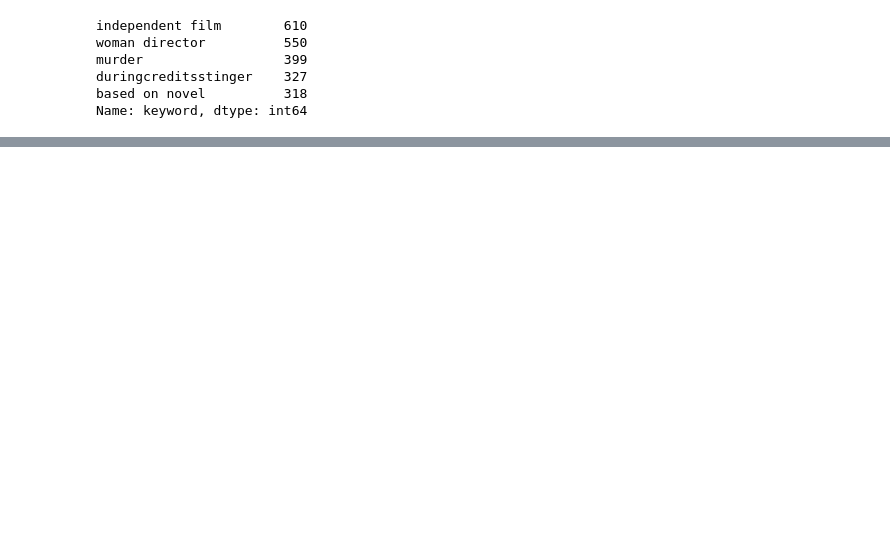
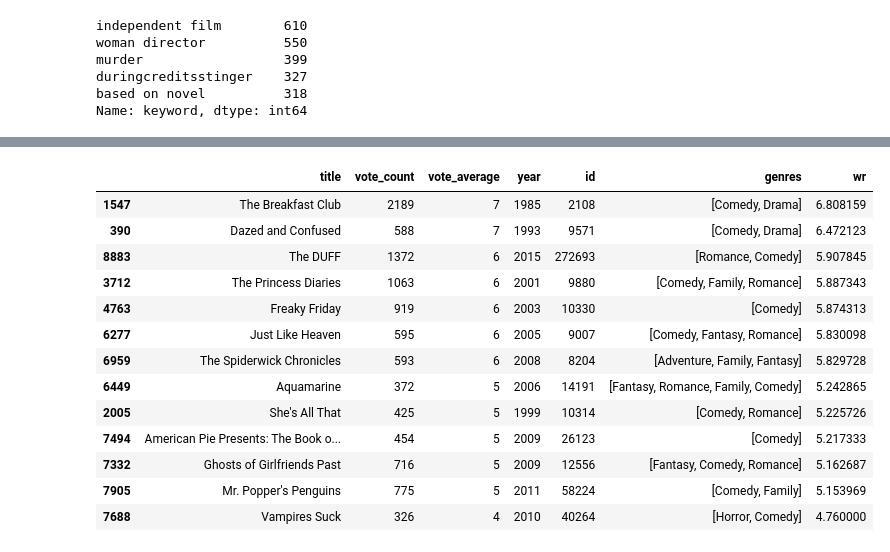
Before and after one commit to NatalijaKom/Recommender-System, a Jupyter notebook: colaborativeFiltering2.ipynb, the cells around one changed output, grey strips where cells are left out. Saved outputs shown, nothing was run; the diff lists cells and outputs as text; code cells hidden in the pictures; blank space fills up the shorter version.

```diff
--- a/colaborativeFiltering2.ipynb
+++ b/colaborativeFiltering2.ipynb
@@ -441,0 +417,17 @@ MemoryError:
+# %%
+improved_recommendations('Mean Girls')
+# %% [output]
+|  | title | vote_count | vote_average | year | id | genres | wr |
+| 1547 | The Breakfast Club | 2189 | 7 | 1985 | 2108 | [Comedy, Drama] | 6.808159 |
+| 390 | Dazed and Confused | 588 | 7 | 1993 | 9571 | [Comedy, Drama] | 6.472123 |
+| 8883 | The DUFF | 1372 | 6 | 2015 | 272693 | [Romance, Comedy] | 5.907845 |
+| 3712 | The Princess Diaries | 1063 | 6 | 2001 | 9880 | [Comedy, Family, Romance] | 5.887343 |
+| 4763 | Freaky Friday | 919 | 6 | 2003 | 10330 | [Comedy] | 5.874313 |
+| 6277 | Just Like Heaven | 595 | 6 | 2005 | 9007 | [Comedy, Fantasy, Romance] | 5.830098 |
+| 6959 | The Spiderwick Chronicles | 593 | 6 | 2008 | 8204 | [Adventure, Family, Fantasy] | 5.829728 |
+| 6449 | Aquamarine | 372 | 5 | 2006 | 14191 | [Fantasy, Romance, Family, Comedy] | 5.242865 |
+| 2005 | She's All That | 425 | 5 | 1999 | 10314 | [Comedy, Romance] | 5.225726 |
+| 7494 | American Pie Presents: The Book o... | 454 | 5 | 2009 | 26123 | [Comedy] | 5.217333 |
+| 7332 | Ghosts of Girlfriends Past | 716 | 5 | 2009 | 12556 | [Fantasy, Comedy, Romance] | 5.162687 |
+| 7905 | Mr. Popper's Penguins | 775 | 5 | 2011 | 58224 | [Comedy, Family] | 5.153969 |
+| 7688 | Vampires Suck | 326 | 4 | 2010 | 40264 | [Horror, Comedy] | 4.760000 |
```
Also changed, not shown: parts of 21 cells of this notebook.
